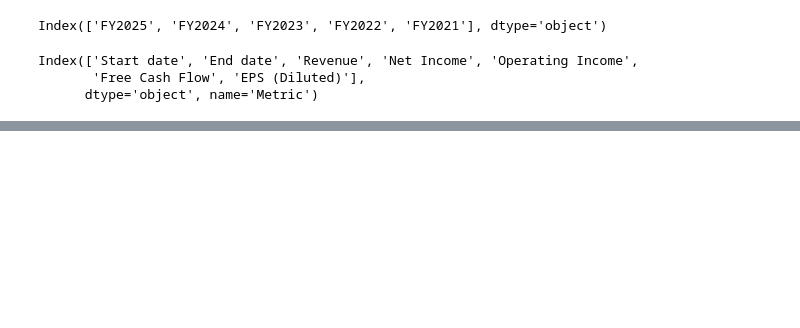
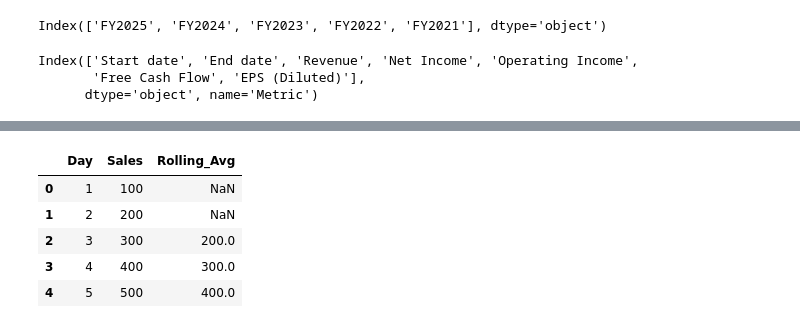
Before and after one commit to GichukiEdwin/Python_Data, a Jupyter notebook: notebooks/stock-prices-time-series-analysis.ipynb, the cells around one changed output, grey strips where cells are left out. Cells and saved outputs as stored; diff of their text form; code cells hidden in the pictures; blank space fills up the shorter version.

```diff
--- a/notebooks/stock-prices-time-series-analysis.ipynb
+++ b/notebooks/stock-prices-time-series-analysis.ipynb
@@ -876,0 +928,14 @@ df7.head(15)
+# %%
+frame = {'Day': [1, 2, 3, 4, 5], 'Sales': [100, 200, 300, 400, 500]}
+df_8 = pd.DataFrame(frame)
+
+# Calculate a 3-day rolling mean
+df_8['Rolling_Avg'] = df_8['Sales'].rolling(window=3).mean()
+df_8.head()
+# %% [output]
+|  | Day | Sales | Rolling_Avg |
+| 0 | 1 | 100 | NaN |
+| 1 | 2 | 200 | NaN |
+| 2 | 3 | 300 | 200.0 |
+| 3 | 4 | 400 | 300.0 |
+| 4 | 5 | 500 | 400.0 |
```
Also changed, not shown: parts of 14 cells of this notebook.
